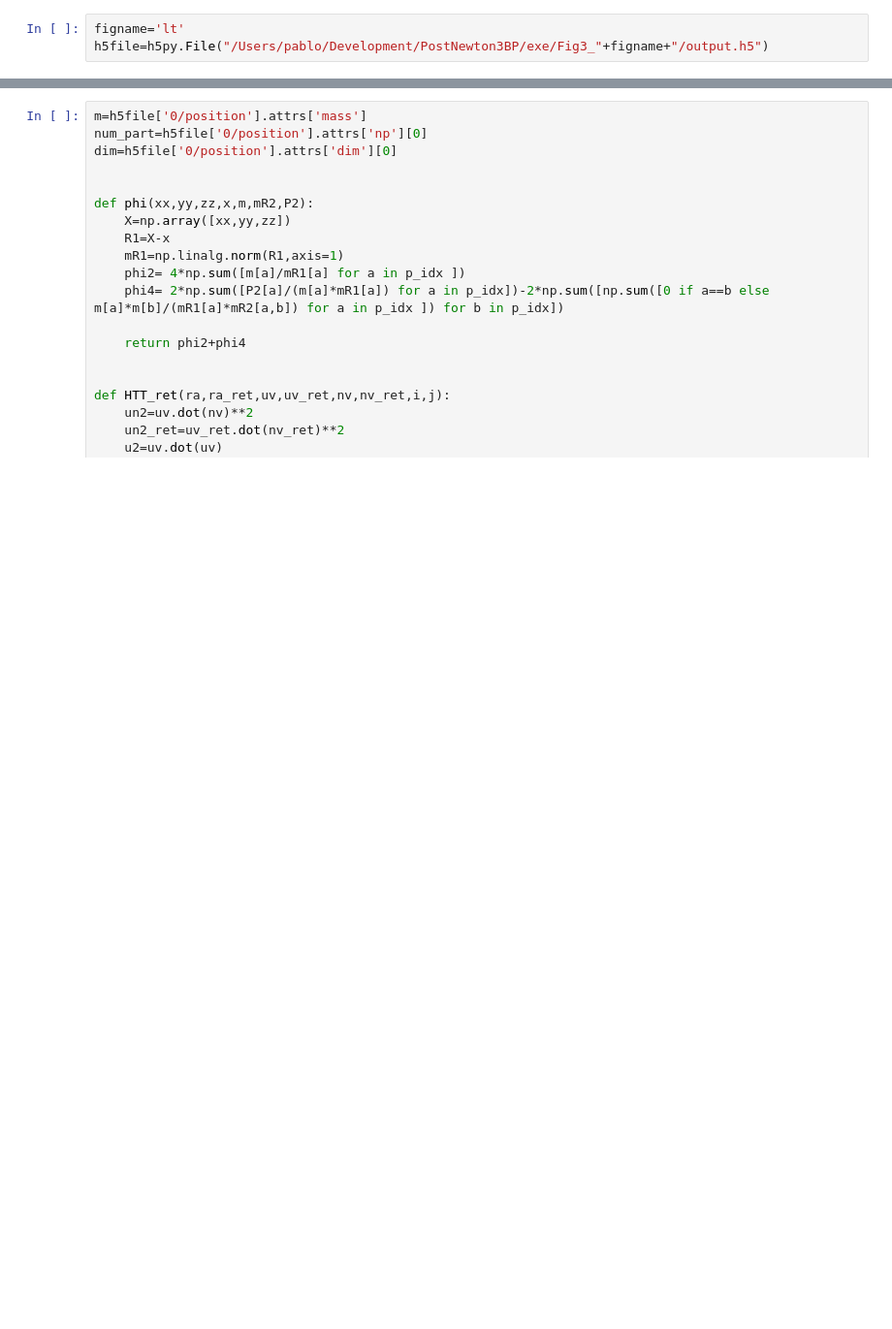
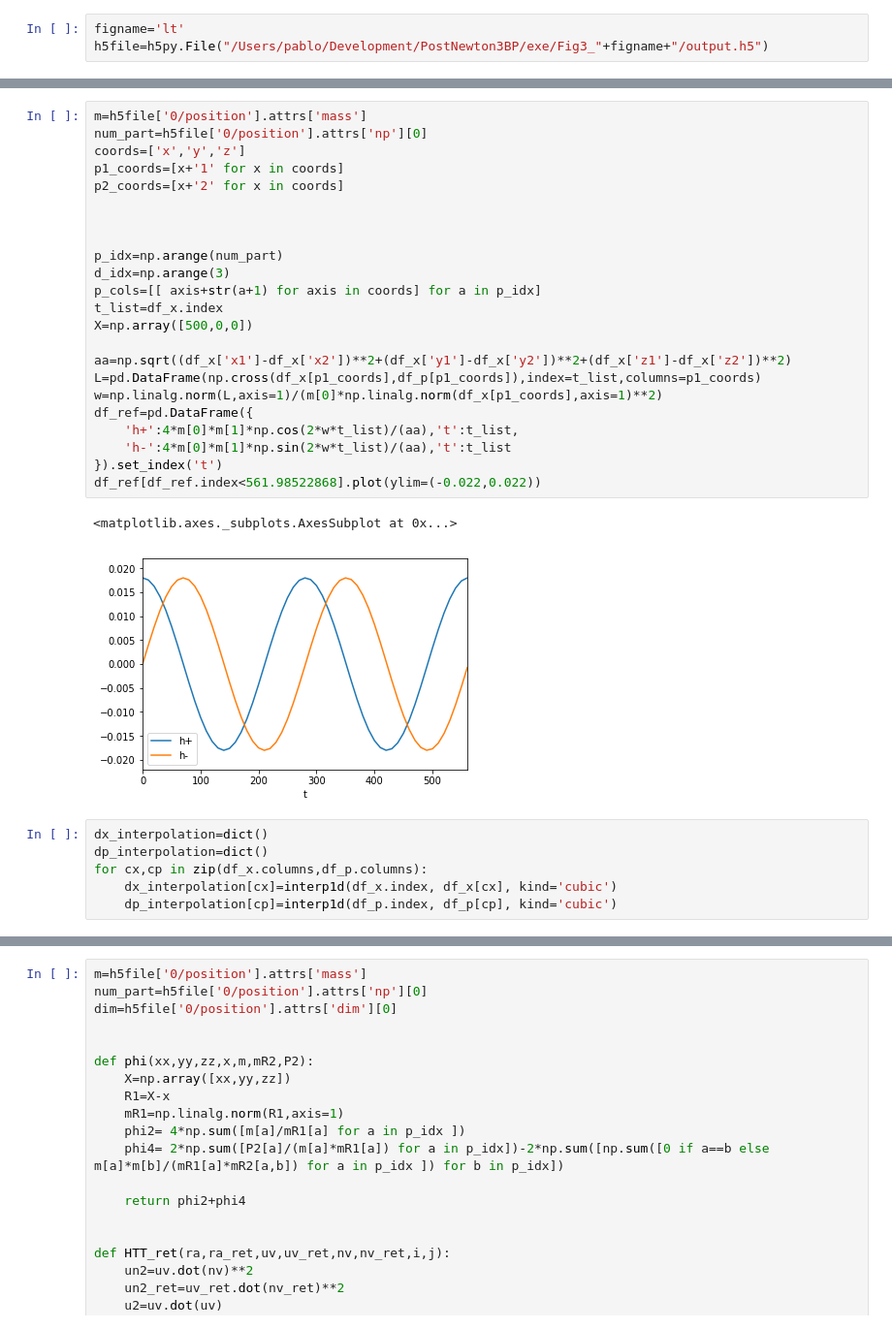
Before and after one commit to pablogalaviz/PostNewton3BP, a Jupyter notebook: utils/Analysis.ipynb, the cells around one changed output, grey strips where cells are left out. Shown: that part at 97% size. Cells and saved outputs as stored; diff of their text form; blank space fills up the shorter version.

```diff
--- a/utils/Analysis.ipynb
+++ b/utils/Analysis.ipynb
@@ -63 +58,33 @@ t_list=df_x.index
+# %%
+m=h5file['0/position'].attrs['mass']
+num_part=h5file['0/position'].attrs['np'][0]
+coords=['x','y','z']
+p1_coords=[x+'1' for x in coords]
+p2_coords=[x+'2' for x in coords]
+
+
+
+p_idx=np.arange(num_part)
+d_idx=np.arange(3)
+p_cols=[[ axis+str(a+1) for axis in coords] for a in p_idx]
+t_list=df_x.index
+X=np.array([500,0,0])
+
+aa=np.sqrt((df_x['x1']-df_x['x2'])**2+(df_x['y1']-df_x['y2'])**2+(df_x['z1']-df_x['z2'])**2)
+L=pd.DataFrame(np.cross(df_x[p1_coords],df_p[p1_coords]),index=t_list,columns=p1_coords)
+w=np.linalg.norm(L,axis=1)/(m[0]*np.linalg.norm(df_x[p1_coords],axis=1)**2)
+df_ref=pd.DataFrame({
+    'h+':4*m[0]*m[1]*np.cos(2*w*t_list)/(aa),'t':t_list,
+    'h-':4*m[0]*m[1]*np.sin(2*w*t_list)/(aa),'t':t_list
+}).set_index('t')
+df_ref[df_ref.index<561.98522868].plot(ylim=(-0.022,0.022))
+# %% [output]
+<matplotlib.axes._subplots.AxesSubplot at 0x...>
+[figure, added]
+# %%
+dx_interpolation=dict()
+dp_interpolation=dict()
+for cx,cp in zip(df_x.columns,df_p.columns):
+    dx_interpolation[cx]=interp1d(df_x.index, df_x[cx], kind='cubic')
+    dp_interpolation[cp]=interp1d(df_p.index, df_p[cp], kind='cubic')
 # %%
```
Also changed, not shown: parts of 31 cells of this notebook.
